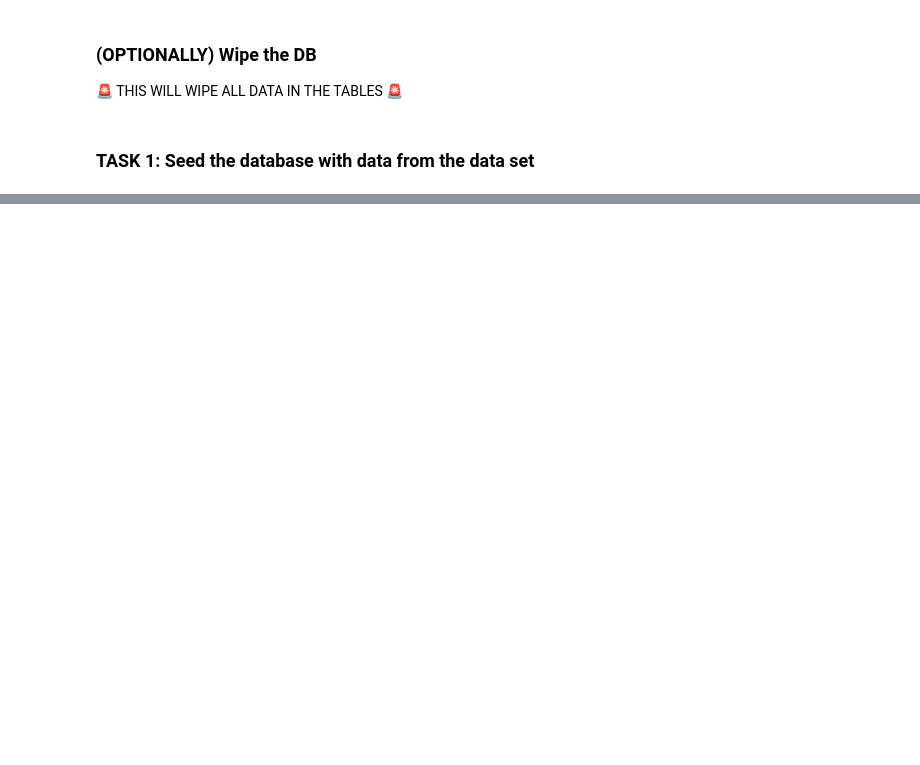
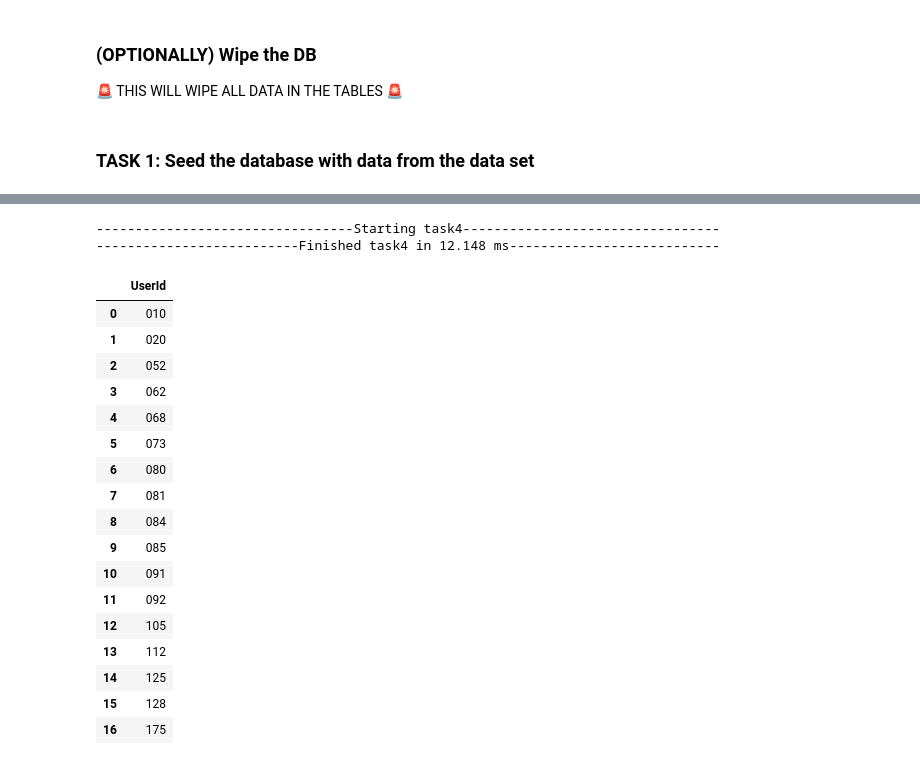
Before and after one commit to larwaa/large-distributed-data, a Jupyter notebook: src/tasks.ipynb, the cells around one changed output, grey strips where cells are left out. Cells and saved outputs as stored; diff of their text form; code cells hidden in the pictures; blank space fills up the shorter version.

```diff
--- a/src/tasks.ipynb
+++ b/src/tasks.ipynb
@@ -94,0 +153,23 @@ Seeded 9681756 TrackPoints
+# %%
+tasks.task4()
+# %% [output]
+---------------------------------Starting task4---------------------------------
+--------------------------Finished task4 in 12.148 ms---------------------------
+|  | UserId |
+| 0 | 010 |
+| 1 | 020 |
+| 2 | 052 |
+| 3 | 062 |
+| 4 | 068 |
+| 5 | 073 |
+| 6 | 080 |
+| 7 | 081 |
+| 8 | 084 |
+| 9 | 085 |
+| 10 | 091 |
+| 11 | 092 |
+| 12 | 105 |
+| 13 | 112 |
+| 14 | 125 |
+| 15 | 128 |
+| 16 | 175 |
```
Also changed, not shown: parts of 11 cells of this notebook, 1 other file.
